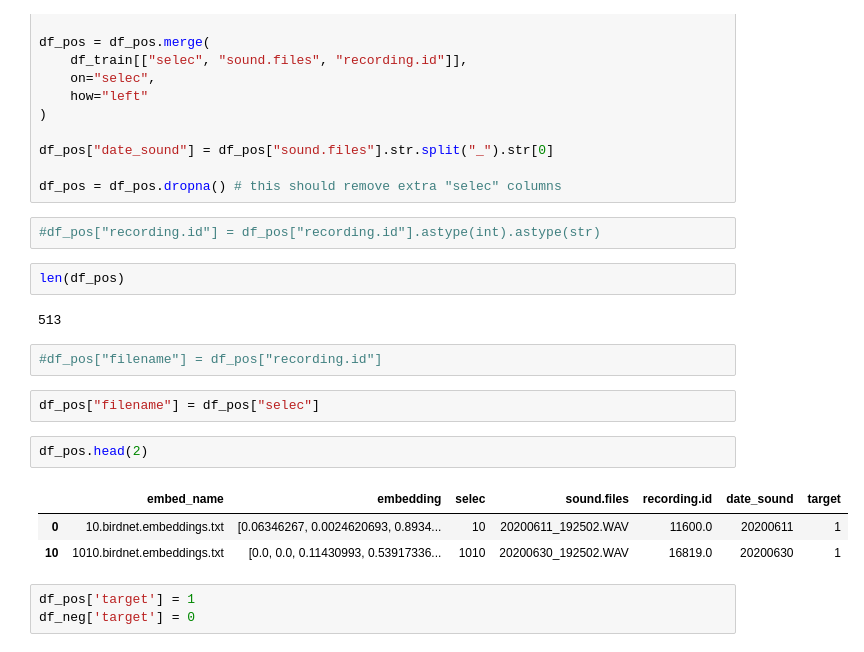
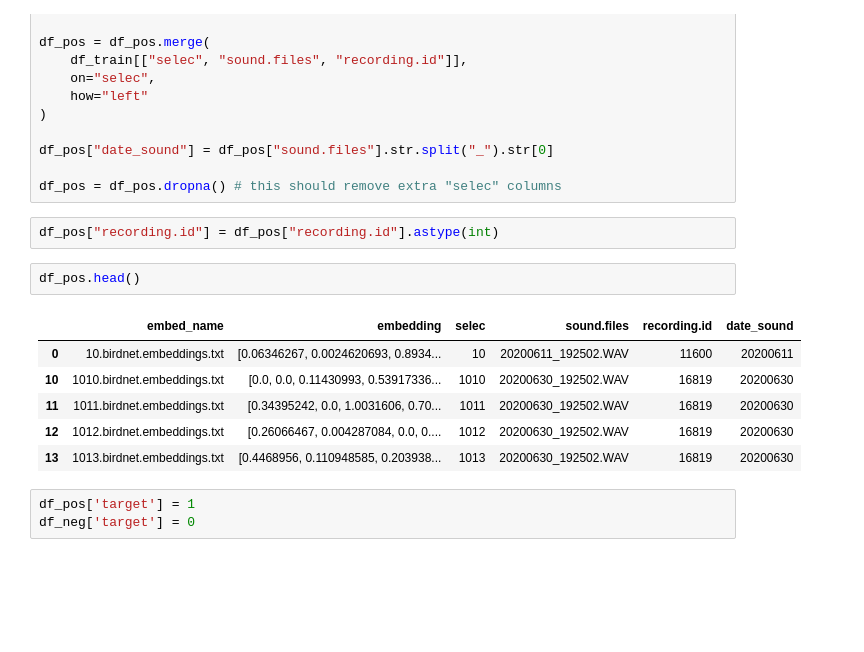
Before and after one commit to hdogan84/Woodcock-CNN, a Jupyter notebook: Holderried/07_BirdNet_Embeddings_v5.ipynb, the cells around one changed output. Cells and saved outputs as stored; diff of their text form; blank space fills up the shorter version.

```diff
--- a/Holderried/07_BirdNet_Embeddings_v5.ipynb
+++ b/Holderried/07_BirdNet_Embeddings_v5.ipynb
@@ -86,21 +68,16 @@ df_pos["date_sound"] = df_pos["sound.files"].str.split("_").str[0]
 
 df_pos = df_pos.dropna() # this should remove extra "selec" columns
 # %%
-#df_pos["recording.id"] = df_pos["recording.id"].astype(int).astype(str)
+df_pos["recording.id"] = df_pos["recording.id"].astype(int)
-# %%
-len(df_pos)
-# %% [output]
-513
-# %%
-#df_pos["filename"] = df_pos["recording.id"]
-# %%
-df_pos["filename"] = df_pos["selec"]
 # %%
-df_pos.head(2)
+df_pos.head()
 # %% [output]
-|  | embed_name | embedding | selec | sound.files | recording.id | date_sound | target |
-| 0 | 10.birdnet.embeddings.txt | [0.06346267, 0.0024620693, 0.8934... | 10 | 20200611_192502.WAV | 11600.0 | 20200611 | 1 |
-| 10 | 1010.birdnet.embeddings.txt | [0.0, 0.0, 0.11430993, 0.53917336... | 1010 | 20200630_192502.WAV | 16819.0 | 20200630 | 1 |
+|  | embed_name | embedding | selec | sound.files | recording.id | date_sound |
+| 0 | 10.birdnet.embeddings.txt | [0.06346267, 0.0024620693, 0.8934... | 10 | 20200611_192502.WAV | 11600 | 20200611 |
+| 10 | 1010.birdnet.embeddings.txt | [0.0, 0.0, 0.11430993, 0.53917336... | 1010 | 20200630_192502.WAV | 16819 | 20200630 |
+| 11 | 1011.birdnet.embeddings.txt | [0.34395242, 0.0, 1.0031606, 0.70... | 1011 | 20200630_192502.WAV | 16819 | 20200630 |
+| 12 | 1012.birdnet.embeddings.txt | [0.26066467, 0.004287084, 0.0, 0.... | 1012 | 20200630_192502.WAV | 16819 | 20200630 |
+| 13 | 1013.birdnet.embeddings.txt | [0.4468956, 0.110948585, 0.203938... | 1013 | 20200630_192502.WAV | 16819 | 20200630 |
 # %%
 df_pos['target'] = 1
 df_neg['target'] = 0
```
Also changed, not shown: parts of 10 cells of this notebook, 25 other files.
